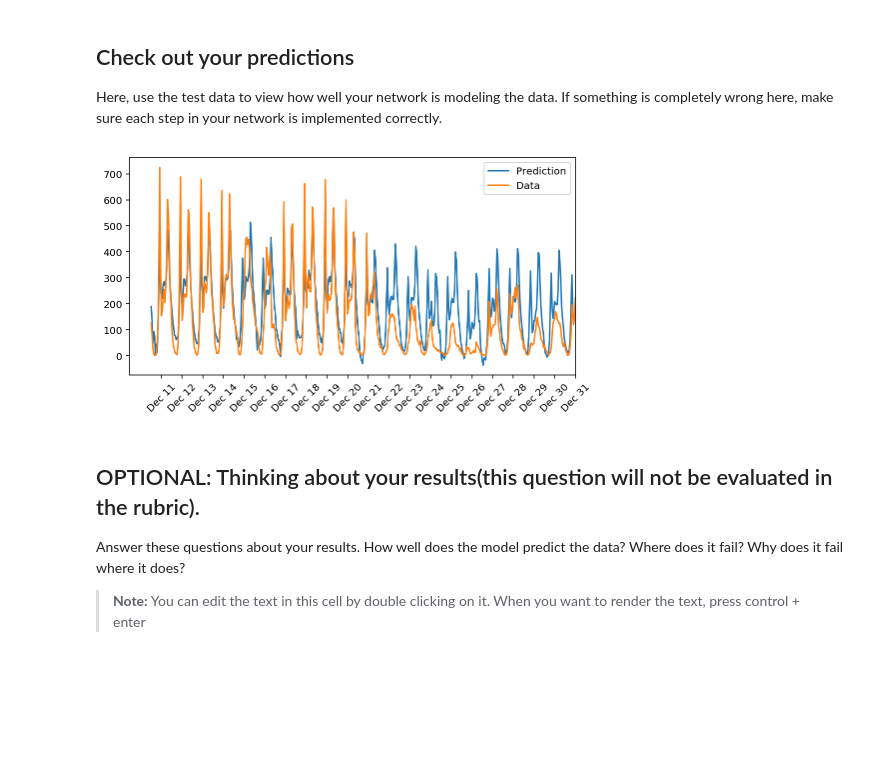
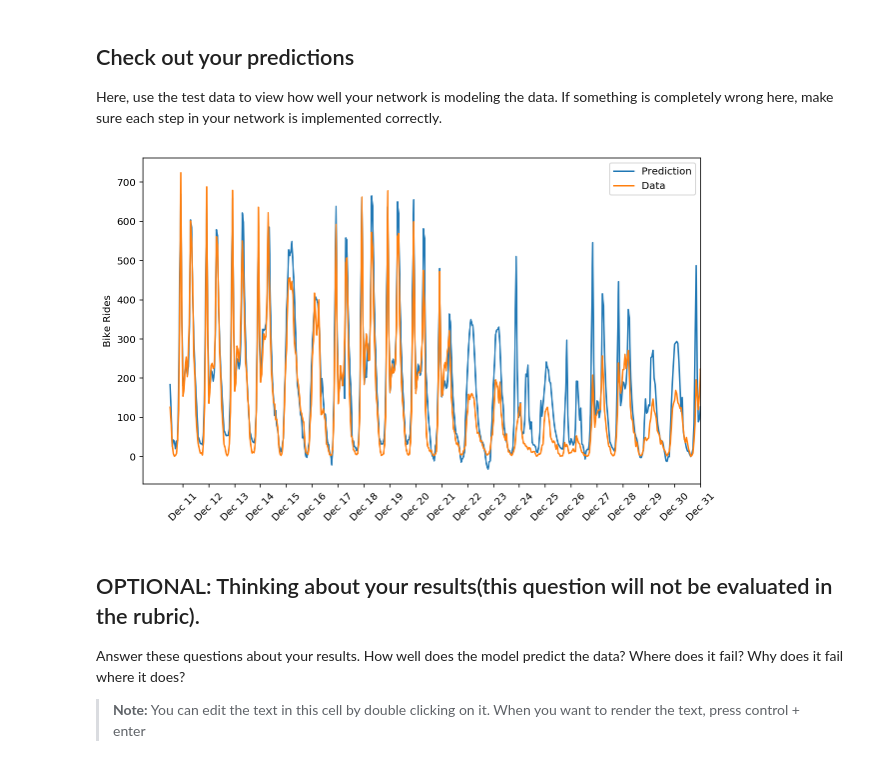
Before and after one commit to pedroprates/bike-sharing, a Jupyter notebook: bike_sharing.ipynb, the cells around one changed output. Drawn from its saved outputs; the diff is of its cells as text; code cells hidden in the pictures; blank space fills up the shorter version.

```diff
--- a/bike_sharing.ipynb
+++ b/bike_sharing.ipynb
@@ -224,7 +221,7 @@ import sys
 ### Set the hyperparameters in you myanswers.py file ###
 ####################
 
-from network import iterations, learning_rate, hidden_nodes, output_nodes
+from my_answers import iterations, learning_rate, hidden_nodes, output_nodes
 
 
 N_i = train_features.shape[1]
@@ -234,7 +231,7 @@ losses = {'train':[], 'validation':[]}
 for ii in range(iterations):
 
     if ii % 5000 == 0:
-        network.adjust_learning_rate(0.5)
+        network.adjust_learning_rate(0.75)
 
     # Go through a random batch of 128 records from the training data set
     batch = np.random.choice(train_features.index, size=128)
@@ -266,21 +267,22 @@ _ = plt.ylim()
 
 Here, use the test data to view how well your network is modeling the data. If something is completely wrong here, make sure each step in your network is implemented correctly.
 # %%
-fig, ax = plt.subplots(figsize=(8,4))
+fig, ax = plt.subplots(figsize=(10,6))
 
 mean, std = scaled_features['cnt']
 predictions = network.run(test_features).T*std + mean
 ax.plot(predictions[0], label='Prediction')
 ax.plot((test_targets['cnt']*std + mean).values, label='Data')
 ax.set_xlim(right=len(predictions))
 ax.legend()
+ax.set_ylabel('Bike Rides')
 
 dates = pd.to_datetime(rides.ix[test_data.index]['dteday'])
 dates = dates.apply(lambda d: d.strftime('%b %d'))
 ax.set_xticks(np.arange(len(dates))[12::24])
 _ = ax.set_xticklabels(dates[12::24], rotation=45)
 # %% [output]
-[figure, old version]
+[figure, new version]
 # %% [markdown]
 ## OPTIONAL: Thinking about your results(this question will not be evaluated in the rubric).
 
```
Also changed, not shown: parts of 6 cells of this notebook, 4 other files.
